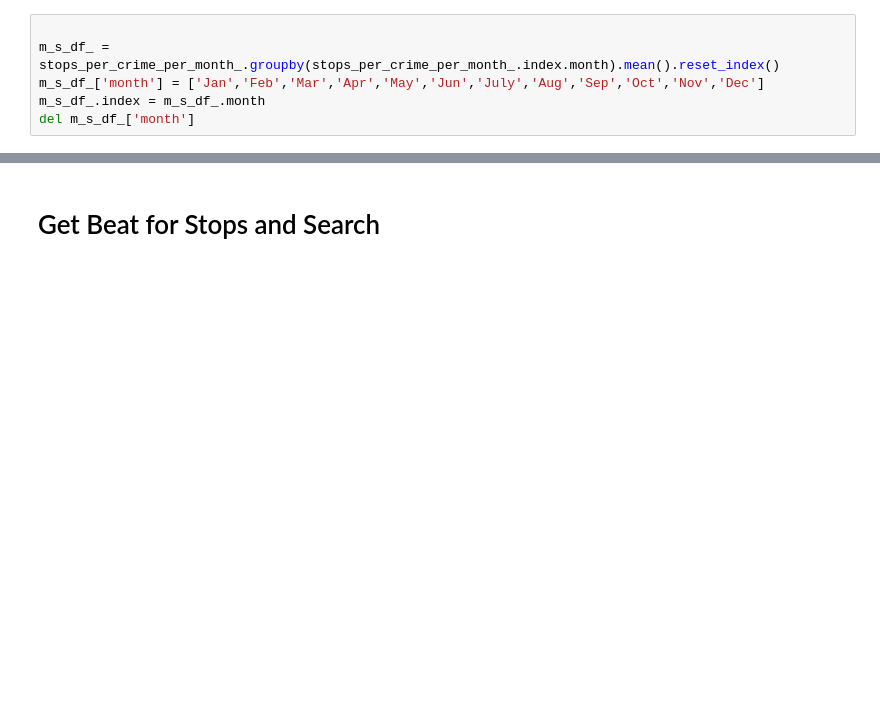
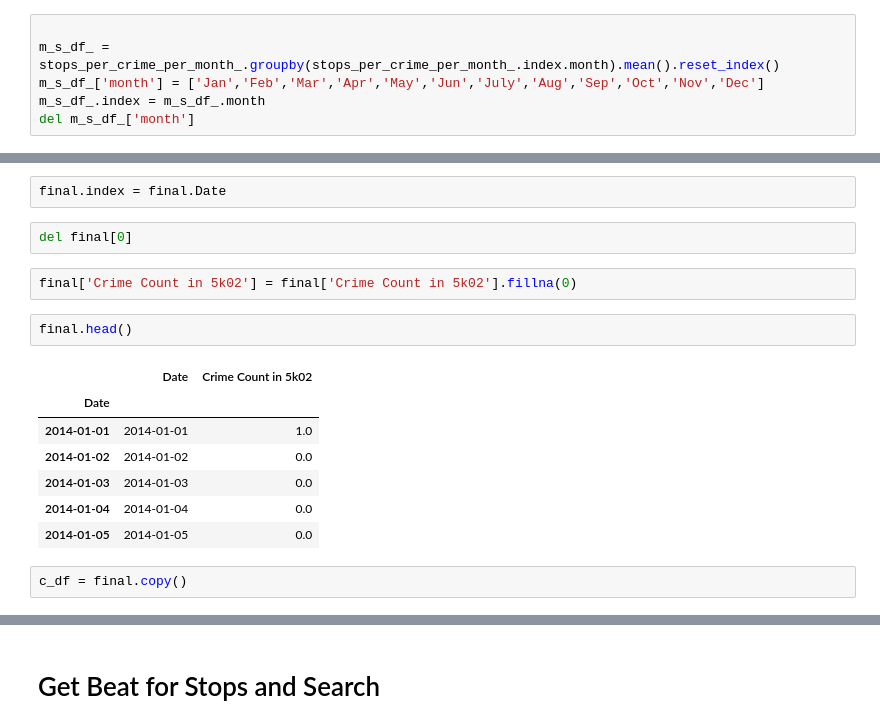
Before and after one commit to nikhilba/NOLA, a Jupyter notebook: Analysis/Calls_for_Service.ipynb, the cells around one changed output, grey strips where cells are left out. Drawn from its saved outputs; the diff is of its cells as text; blank space fills up the shorter version.

```diff
--- a/Analysis/Calls_for_Service.ipynb
+++ b/Analysis/Calls_for_Service.ipynb
@@ -683,0 +793,18 @@ plotly.plotly.iplot(data,layout=layout)
+# %%
+final.index = final.Date
+# %%
+del final[0]
+# %%
+final['Crime Count in 5k02'] = final['Crime Count in 5k02'].fillna(0)
+# %%
+final.head()
+# %% [output]
+|  | Date | Crime Count in 5k02 |
+| Date |  |  |
+| 2014-01-01 | 2014-01-01 | 1.0 |
+| 2014-01-02 | 2014-01-02 | 0.0 |
+| 2014-01-03 | 2014-01-03 | 0.0 |
+| 2014-01-04 | 2014-01-04 | 0.0 |
+| 2014-01-05 | 2014-01-05 | 0.0 |
+# %%
+c_df = final.copy()
```
Also changed, not shown: parts of 39 cells of this notebook, 19 other files.
